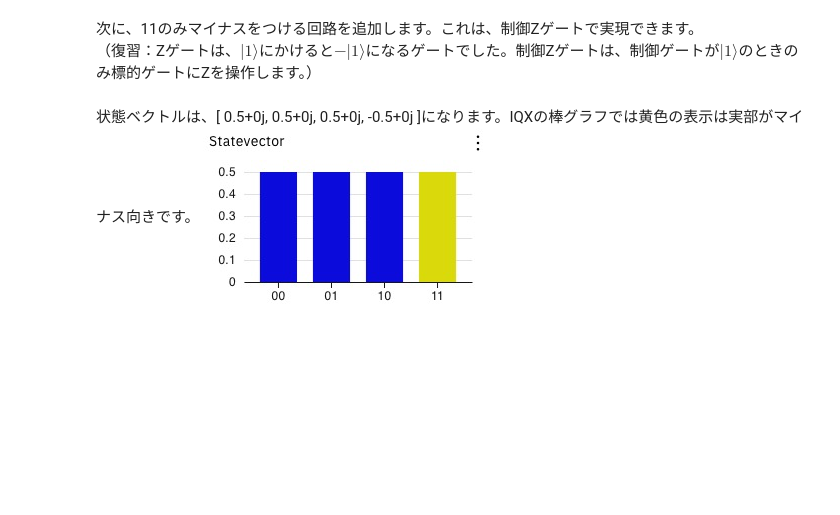
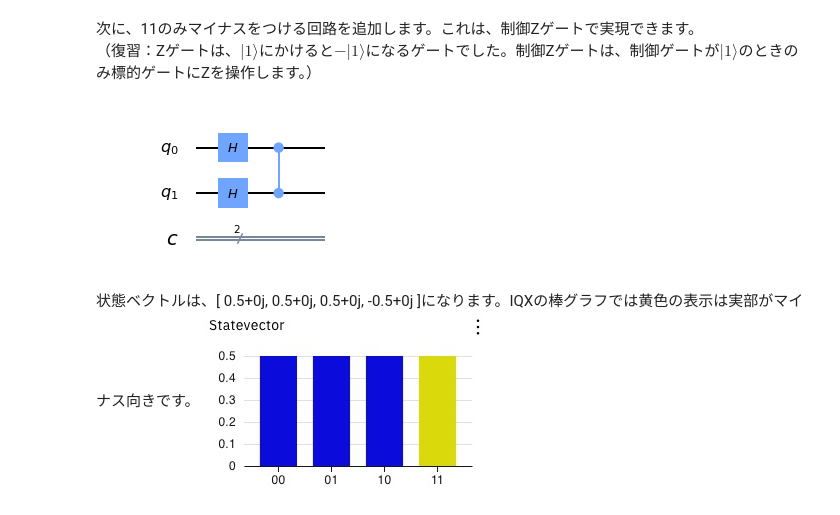
Before and after one commit to veenaiyuri/q-tutorials, a Jupyter notebook: day1/3a.ipynb, the cells around one changed output. Cells and saved outputs as stored; diff of their text form; code cells hidden in the pictures; blank space fills up the shorter version.

```diff
--- a/qiskit-handson/Day1_3.ipynb
+++ b/day1/3a.ipynb
@@ -32,10 +34,12 @@ q.draw(output="mpl")
 （復習：Zゲートは、$|1\rangle$にかけると$-|1\rangle$になるゲートでした。制御Zゲートは、制御ゲートが$|1\rangle$のときのみ標的ゲートにZを操作します。）
 # %%
 # czゲートを制御ビットq0、標的ビットq1で追加します。
-# コードを記入
+q.cz(0,1)
 
 # 全体の回路を描画
 q.draw(output="mpl")
+# %% [output]
+[figure, added]
 # %% [markdown]
 状態ベクトルは、[ 0.5+0j, 0.5+0j, 0.5+0j, -0.5+0j ]になります。IQXの棒グラフでは黄色の表示は実部がマイナス向きです。
 ![image.png](attachment:image.png)
```
Also changed, not shown: parts of 5 cells of this notebook, 12 other files.
